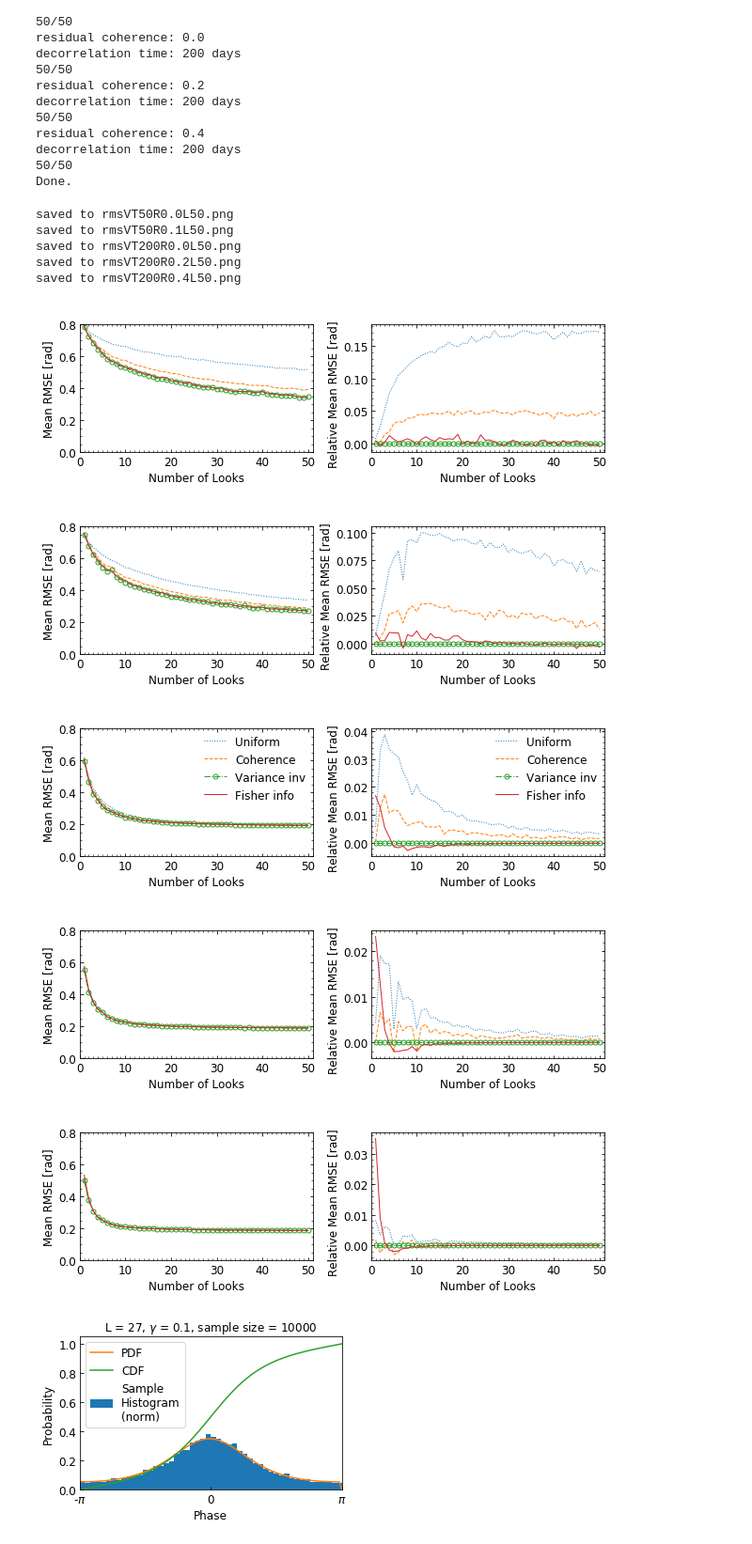
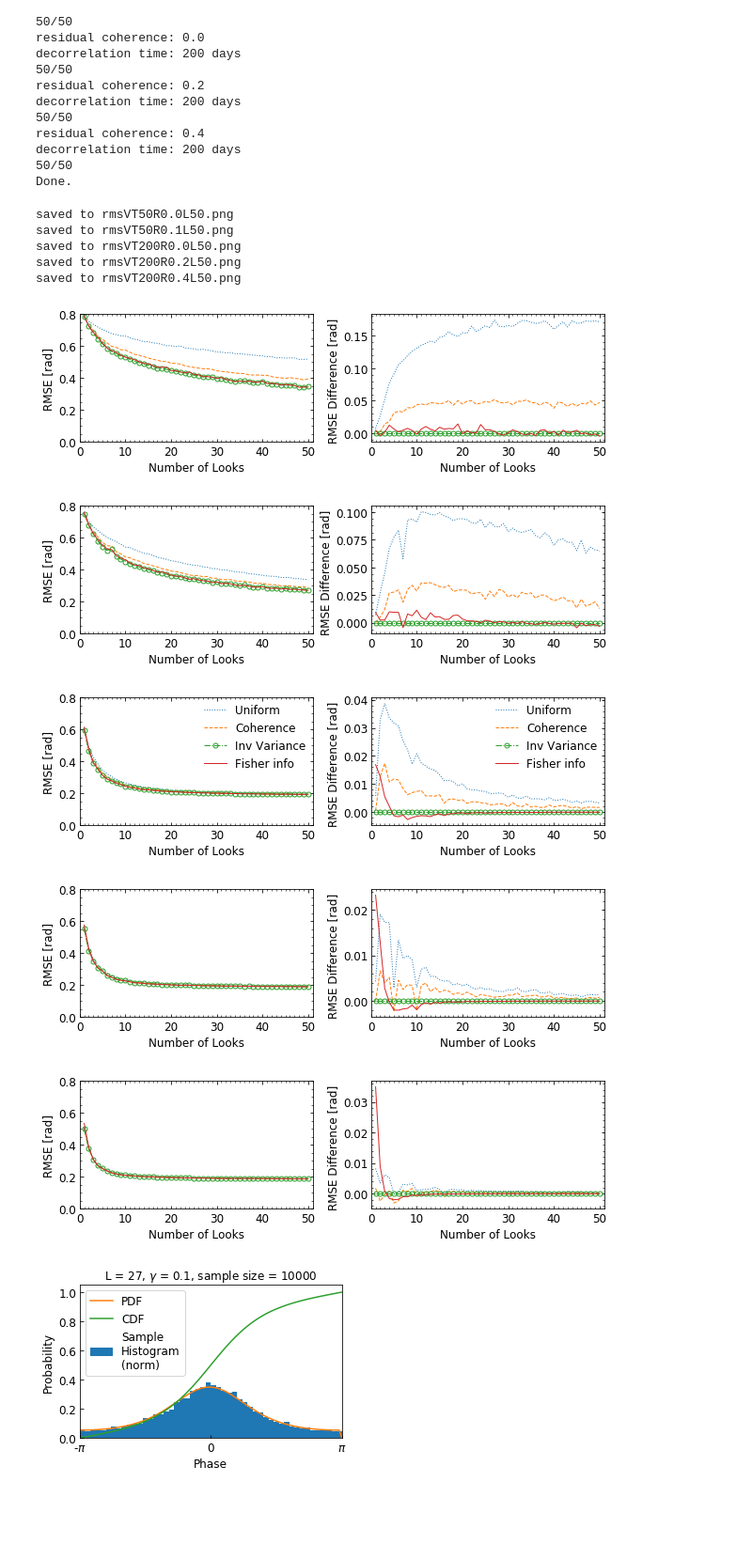
Before and after one commit to geodesymiami/Yunjun_et_al-2019-MintPy, a Jupyter notebook: Fig_01_sim4weight_functions.ipynb, the cells around one changed output. Shown at 94% size. Saved outputs shown, nothing was run; the diff lists cells and outputs as text; code cells hidden in the pictures; blank space fills up the shorter version.

```diff
--- a/Fig_01_sim4weight_functions.ipynb
+++ b/Fig_01_sim4weight_functions.ipynb
@@ -16,7 +16,7 @@ os.chdir(work_dir)
 print('Go to directory: '+work_dir)
 sensor_name = sensor.project_name2sensor_name(os.path.join(work_dir, 'AlcedoSenDT128'))[0]
 
-weight_functions = ['Uniform', 'Coherence', 'Variance inv', 'Fisher info']
+weight_functions = ['Uniform', 'Coherence', 'Inv Variance', 'Fisher info']
 
 # Time-series Setup
 ts_obj = timeseries(os.path.join(work_dir, 'AlcedoSenDT128/timeseries.h5'))
@@ -71,10 +71,11 @@ Done.
 ## Figure 1 (a-d) - Simulated coherence and coherence estimation / Noise-free and noisy phase
 fig, axs = plt.subplots(nrows=1, ncols=4, figsize=[10, 2.5], sharey=True)
 
-im1 = axs[0].imshow(pnet.coherence_matrix(date12_list, coh_sim, diag_value=1.), vmin=0, vmax=1, cmap='jet')
-im1 = axs[1].imshow(pnet.coherence_matrix(date12_list, coh_est, diag_value=1.), vmin=0, vmax=1, cmap='jet')
-im2 = axs[2].imshow(pnet.coherence_matrix(date12_list, ifg_sim), vmin=-np.pi, vmax=np.pi, cmap='jet')
-im2 = axs[3].imshow(pnet.coherence_matrix(date12_list, ifg_est), vmin=-np.pi, vmax=np.pi, cmap='jet')
+im_ifg = axs[0].imshow(pnet.coherence_matrix(date12_list, ifg_sim), vmin=-np.pi, vmax=np.pi, cmap='jet')
+im_ifg = axs[2].imshow(pnet.coherence_matrix(date12_list, ifg_est), vmin=-np.pi, vmax=np.pi, cmap='jet')
+im_cor = axs[1].imshow(pnet.coherence_matrix(date12_list, coh_sim, diag_value=1.), vmin=0, vmax=1, cmap='jet')
+im_cor = axs[3].imshow(pnet.coherence_matrix(date12_list, coh_est, diag_value=1.), vmin=0, vmax=1, cmap='jet')
+
 # axis format
 for ax in axs:
     ax.xaxis.tick_top()
@@ -86,13 +87,13 @@ pp.set_shared_xlabel(axs, 'Image Number', labelpad=0.2, font_size=12, position='
 
 fig.subplots_adjust(wspace=0.05)
 # colorbars
-cax = fig.add_axes([0.14, 0.24, 0.1, 0.03])
-cbar = plt.colorbar(im1, cax=cax, ticks=[0, 1], orientation='horizontal')
+cax = fig.add_axes([0.34, 0.24, 0.1, 0.03])
+cbar = plt.colorbar(im_cor, cax=cax, ticks=[0, 1], orientation='horizontal')
 cbar.set_label('Coherence', fontsize=font_size)
 cbar.ax.xaxis.set_label_position('top')
 
-cax = fig.add_axes([0.53, 0.24, 0.1, 0.03])
-cbar = plt.colorbar(im2, cax=cax, ticks=[-np.pi, 0, np.pi], orientation='horizontal')
+cax = fig.add_axes([0.14, 0.24, 0.1, 0.03])
+cbar = plt.colorbar(im_ifg, cax=cax, ticks=[-np.pi, 0, np.pi], orientation='horizontal')
 cbar.ax.set_xticklabels([r'-$\pi$', '0', r'$\pi$'], fontsize=font_size)
 cbar.set_label('Phase [rad]', fontsize=font_size)
 cbar.ax.xaxis.set_label_position('top')
@@ -185,8 +186,8 @@ def plot_rmse(xx, rms_inv):
     # axis format
     axs[0].set_ylim(bottom=0.)
     axs[0].set_ylim(top=0.8)
-    axs[0].set_ylabel('Mean RMSE [rad]', fontsize=font_size)
-    axs[1].set_ylabel('Relative Mean RMSE [rad]   ', fontsize=font_size)
+    axs[0].set_ylabel('RMSE [rad]', fontsize=font_size)
+    axs[1].set_ylabel('RMSE Difference [rad] ', fontsize=font_size)
 
     for ax in axs:
         ax.set_xlabel('Number of Looks', fontsize=font_size)
@@ -194,38 +195,38 @@ def plot_rmse(xx, rms_inv):
         ax.xaxis.set_minor_locator(ticker.AutoMinorLocator(10))
         ax.yaxis.set_minor_locator(ticker.AutoMinorLocator())
         ax.tick_params(which='both', direction='in', labelsize=font_size, bottom=True, top=True, left=True, right=True)
         if out_file == 'rmsVT200R0.0L50':
             ax.legend(loc='best', ncol=1, fontsize=font_size, frameon=False, borderpad=0.1)
     fig.subplots_adjust(wspace=0.25)
 
     # save
     out_img = '{}.png'.format(out_file)
     plt.savefig(out_img, bbox_inches='tight', transparent=True, dpi=fig_dpi)
     print('saved to', out_img)
     return out_img
 
 ## plot all figures
 for t_decor, c_resid in zip([50,  50,  200, 200, 200],
                             [0.0, 0.1, 0.0, 0.2, 0.4]):
     out_file = 'rmsVT{:.0f}R{:.1f}L{:d}'.format(t_decor, c_resid, L_max)
     # read data
     fcontent = np.load('{}.npy'.format(out_file))
     xx = fcontent[:, 0].reshape(-1, 1)
     rms_inv = fcontent[:, 1:]
     # plot
     plot_rmse(xx, rms_inv)
 plt.show()
 # %% [output]
 saved to rmsVT50R0.0L50.png
 saved to rmsVT50R0.1L50.png
 saved to rmsVT200R0.0L50.png
 saved to rmsVT200R0.2L50.png
 saved to rmsVT200R0.4L50.png
-[figure, old version]
+[figure, new version]
-[figure, old version]
+[figure, new version]
-[figure, old version]
+[figure, new version]
-[figure, old version]
+[figure, new version]
-[figure, old version]
+[figure, new version]
 # %%
 ## Figure S2 - Generating Decorrelation Noise by Random Sampling with PDF determined by Coherence
 x = psim.sample_decorrelation_phase(3*9, 0.1, size=int(num_sample), display=True)
```
Also changed, not shown: parts of 1 cell of this notebook, 13 other files.
